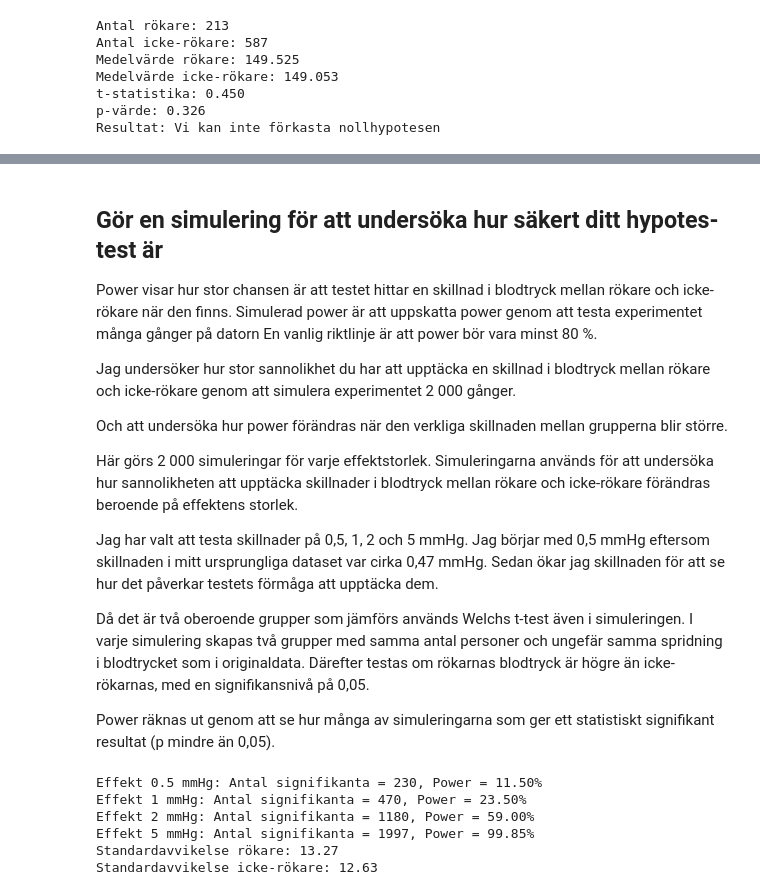
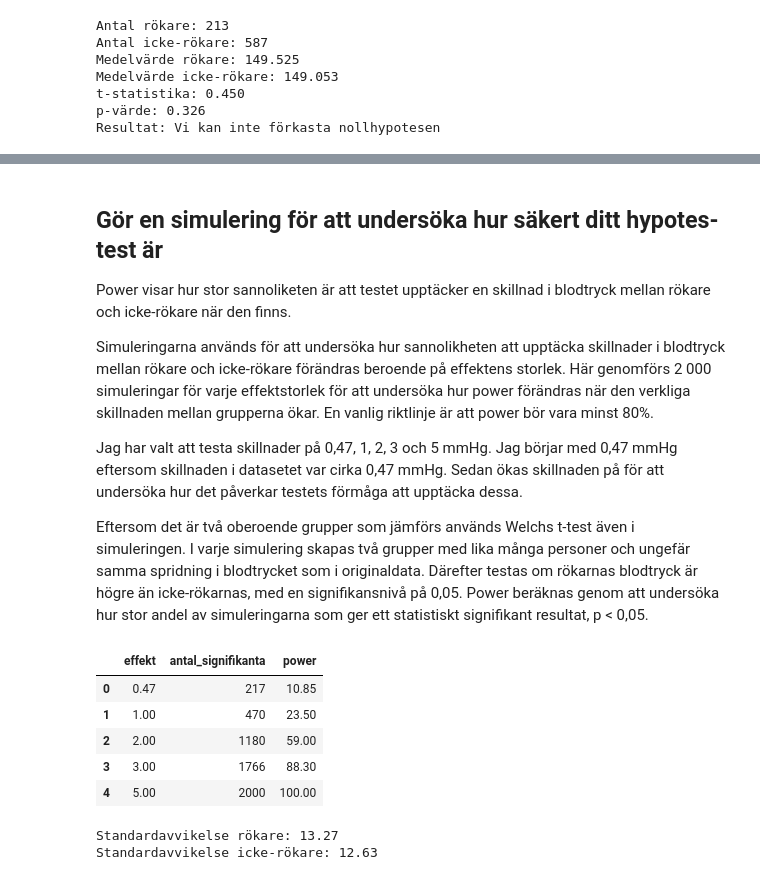
Before and after one commit to kape-code/health-study, a Jupyter notebook: report.ipynb, the cells around one changed output, grey strips where cells are left out. Cells and saved outputs as stored; diff of their text form; code cells hidden in the pictures.

```diff
--- a/report.ipynb
+++ b/report.ipynb
@@ -529,21 +554,13 @@ Eftersom hypotesprövningen bygger på stickprovsdata går det inte att dra slut
 # %% [markdown]
 ## Gör en simulering för att undersöka hur säkert ditt hypotes­test är
 
-Power visar hur stor chansen är att testet hittar en skillnad i blodtryck mellan rökare och icke-rökare när den finns.
-Simulerad power är att uppskatta power genom att testa experimentet många gånger på datorn
-En vanlig riktlinje är att power bör vara minst 80 %.
+Power visar hur stor sannoliketen är att testet upptäcker en skillnad i blodtryck mellan rökare och icke-rökare när den finns.
 
-Jag undersöker hur stor sannolikhet du har att upptäcka en skillnad i blodtryck mellan rökare och icke-rökare genom att simulera experimentet 2 000 gånger.
+Simuleringarna används för att undersöka hur sannolikheten att upptäcka skillnader i blodtryck mellan rökare och icke-rökare förändras beroende på effektens storlek. Här genomförs 2 000 simuleringar för varje effektstorlek för att undersöka hur power förändras när den verkliga skillnaden mellan grupperna ökar. En vanlig riktlinje är att power bör vara minst 80%.
 
-Och att undersöka hur power förändras när den verkliga skillnaden mellan grupperna blir större.
+Jag har valt att testa skillnader på 0,47, 1, 2, 3 och 5 mmHg. Jag börjar med 0,47 mmHg eftersom skillnaden i datasetet var cirka 0,47 mmHg. Sedan ökas skillnaden på för att undersöka hur det påverkar testets förmåga att upptäcka dessa.
 
-Här görs 2 000 simuleringar för varje effektstorlek. Simuleringarna används för att undersöka hur sannolikheten att upptäcka skillnader i blodtryck mellan rökare och icke-rökare förändras beroende på effektens storlek.
-
-Jag har valt att testa skillnader på 0,5, 1, 2 och 5 mmHg. Jag börjar med 0,5 mmHg eftersom skillnaden i mitt ursprungliga dataset var cirka 0,47 mmHg. Sedan ökar jag skillnaden för att se hur det påverkar testets förmåga att upptäcka dem.
-
-Då det är två oberoende grupper som jämförs används Welchs t-test även i simuleringen. I varje simulering skapas två grupper med samma antal personer och ungefär samma spridning i blodtrycket som i originaldata. Därefter testas om rökarnas blodtryck är högre än icke-rökarnas, med en signifikansnivå på 0,05.
-
-Power räknas ut genom att se hur många av simuleringarna som ger ett statistiskt signifikant resultat (p mindre än 0,05).
+Eftersom det är två oberoende grupper som jämförs används Welchs t-test även i simuleringen. I varje simulering skapas två grupper med lika många personer och ungefär samma spridning i blodtrycket som i originaldata. Därefter testas om rökarnas blodtryck är högre än icke-rökarnas, med en signifikansnivå på 0,05. Power beräknas genom att undersöka hur stor andel av simuleringarna som ger ett statistiskt signifikant resultat, p < 0,05.
 # %%
 np.random.seed(42)
 
@@ -558,7 +575,7 @@ std_non = non_smokers.std(ddof=1)
 
 # Vad händer med power när skillnaden mellan grupperna ökar?
 # Hur svårt är det att upptäcka skillnaderna mellan rökare och icke-rökare
-effect_sizes = [0.5, 1, 2, 5]
+effect_sizes = [0.47, 1, 2, 3, 5]
 
 # Simulera experiment
 power_results = []
@@ -574,44 +591,49 @@ for effect in effect_sizes:
             # Rökarnas medelvärde utgår från icke-rökarnas medelvärde och lägger till effekten
             mean_non + effect,
             std_smokers,
             n_smokers
         )
         # Simulerad grupp med icke-rökare
         simulated_non = np.random.normal(
             mean_non,
             std_non,
             n_non_smokers
         )
 
 # Welchs t-test - kräver inte att grupperna har samma varians.
-# Det är ett lämpligt val när grupperna har olika storlek och variansen kan skilja sig.
+# Det är lämpligt när grupperna har olika storlek och variansen inte nödvändigtvis är lika
 # ett ensidigt test används
         _, p = stats.ttest_ind(
             simulated_smokers,
             simulated_non,
             equal_var=False,
             alternative="greater"
         )
 
         if p < alpha:
             significant += 1
 
     simulated_power = significant / n_simulations
-    power_results.append(simulated_power)
 
-    print(
-        f"Effekt {effect} mmHg: "
-        f"Antal signifikanta = {significant}, "
-        f"Power = {simulated_power * 100:.2f}%"
-    )
+    power_results.append({
+        "effekt": effect,
+        "antal_signifikanta": significant,
+        "power": simulated_power
+    })
 
-# Varians hos den mer bland rökarna jämfört med icke-rökarna?
+
+summary_sim = pd.DataFrame(power_results)
+summary_sim["power"] = summary_sim["power"] * 100
+
+display(summary_sim)
 print(f"Standardavvikelse rökare: {std_smokers:.2f}")
 print(f"Standardavvikelse icke-rökare: {std_non:.2f}")
 # %% [output]
+|  | effekt | antal_signifikanta | power |
+| 0 | 0.47 | 217 | 10.85 |
+| 1 | 1.00 | 470 | 23.50 |
+| 2 | 2.00 | 1180 | 59.00 |
+| 3 | 3.00 | 1766 | 88.30 |
+| 4 | 5.00 | 2000 | 100.00 |
-Effekt 0.5 mmHg: Antal signifikanta = 230, Power = 11.50%
-Effekt 1 mmHg: Antal signifikanta = 470, Power = 23.50%
-Effekt 2 mmHg: Antal signifikanta = 1180, Power = 59.00%
-Effekt 5 mmHg: Antal signifikanta = 1997, Power = 99.85%
 Standardavvikelse rökare: 13.27
 Standardavvikelse icke-rökare: 12.63
```
Also changed, not shown: parts of 19 cells of this notebook, 1 other file.
